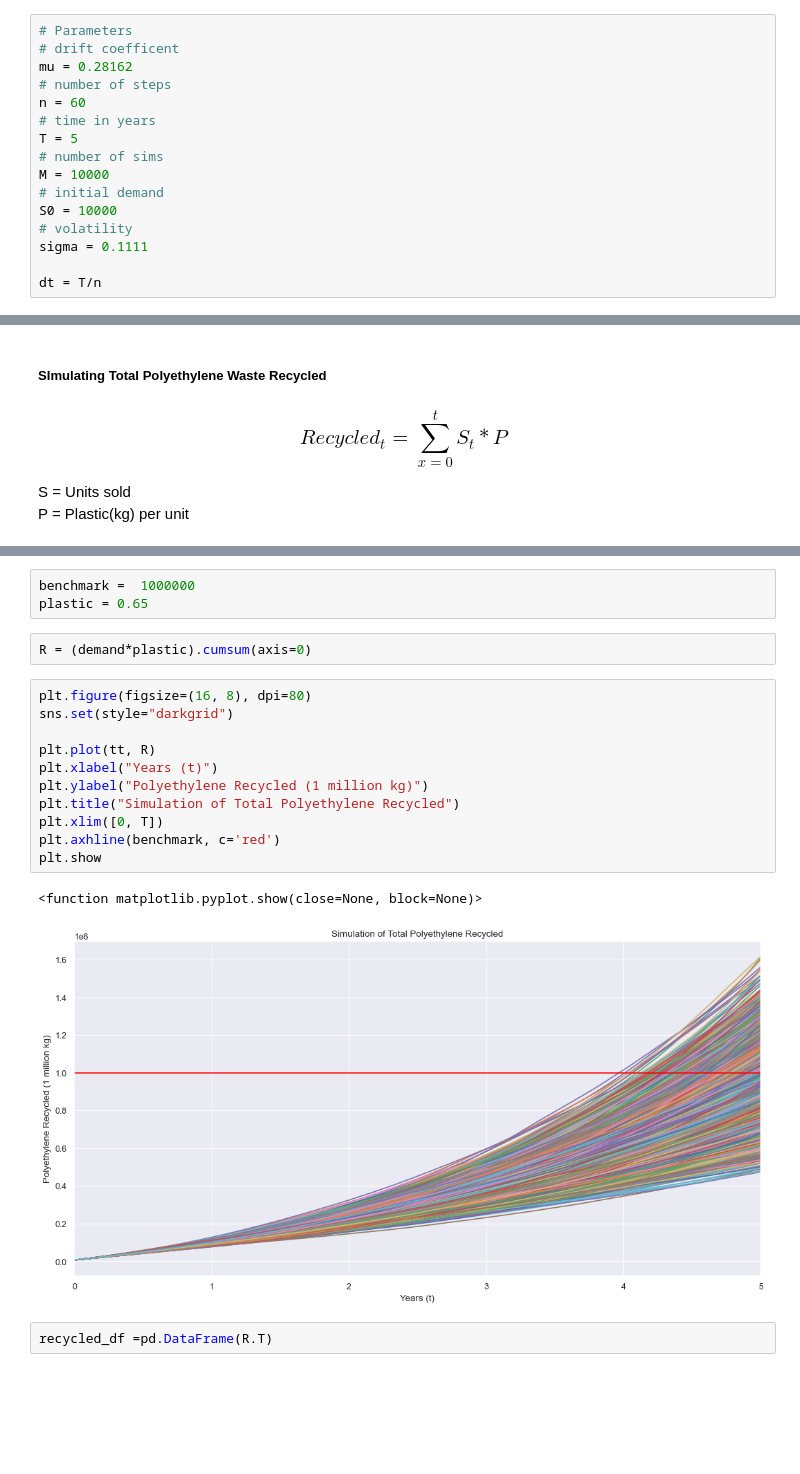
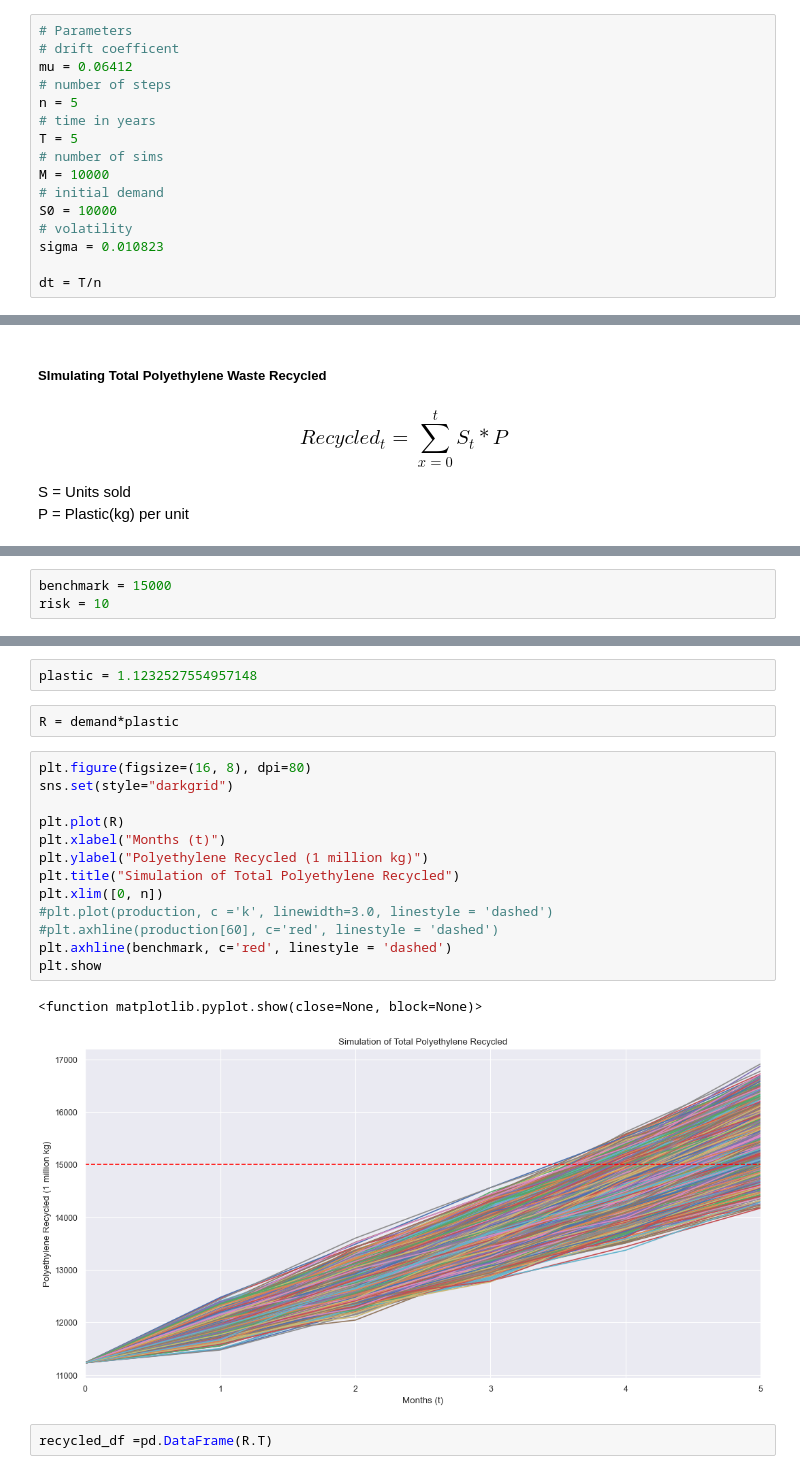
Before and after one commit to rx229/Projects, a Jupyter notebook: Brick Profit Monte Carlo/brick_esg_montecarlo.ipynb, the cells around one changed output, grey strips where cells are left out. Cells and saved outputs as stored; diff of their text form; blank space fills up the shorter version.

```diff
--- a/Brick Profit Monte Carlo/brick_esg_montecarlo.ipynb
+++ b/Brick Profit Monte Carlo/brick_esg_montecarlo.ipynb
@@ -17,9 +18,9 @@ Integrated Form:
 # %%
 # Parameters
 # drift coefficent
-mu = 0.28162
+mu = 0.06412
 # number of steps
-n = 60
+n = 5
 # time in years
 T = 5
 # number of sims
@@ -27,7 +28,7 @@ M = 10000
 # initial demand
 S0 = 10000
 # volatility
-sigma = 0.1111
+sigma = 0.010823
 
 dt = T/n
 # %%
@@ -138,0 +125,3 @@ P = Plastic(kg) per unit
+# %%
+benchmark = 15000
+risk = 10
@@ -139,22 +166,23 @@ P = Plastic(kg) per unit
 # %%
-benchmark =  1000000
-plastic = 0.65
+plastic = 1.1232527554957148
 # %%
-R = (demand*plastic).cumsum(axis=0)
+R = demand*plastic
 # %%
 plt.figure(figsize=(16, 8), dpi=80)
 sns.set(style="darkgrid")
 
-plt.plot(tt, R)
-plt.xlabel("Years (t)")
+plt.plot(R)
+plt.xlabel("Months (t)")
 plt.ylabel("Polyethylene Recycled (1 million kg)")
 plt.title("Simulation of Total Polyethylene Recycled")
-plt.xlim([0, T])
-plt.axhline(benchmark, c='red')
+plt.xlim([0, n])
+#plt.plot(production, c ='k', linewidth=3.0, linestyle = 'dashed')
+#plt.axhline(production[60], c='red', linestyle = 'dashed')
+plt.axhline(benchmark, c='red', linestyle = 'dashed')
 plt.show
 # %% [output]
 <function matplotlib.pyplot.show(close=None, block=None)>
-[figure, old version]
+[figure, new version]
 # %%
 recycled_df =pd.DataFrame(R.T)
 # %%
```
Also changed, not shown: parts of 23 cells of this notebook.
